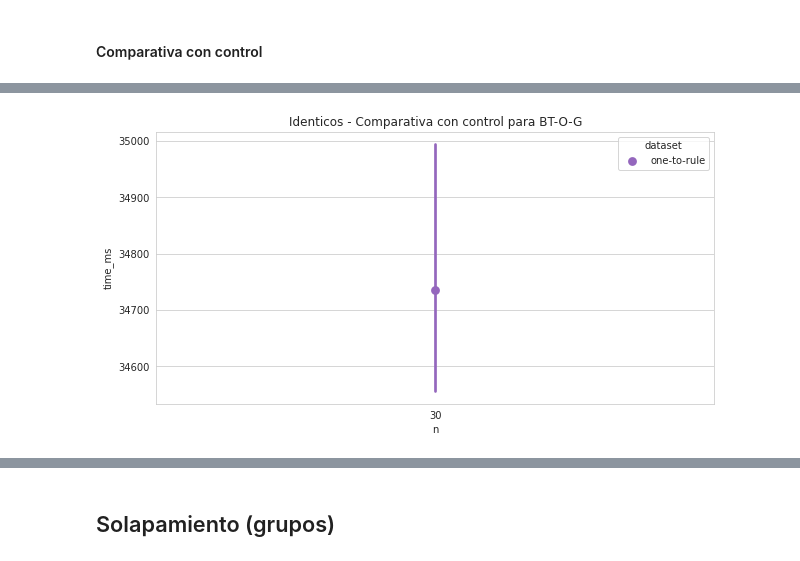
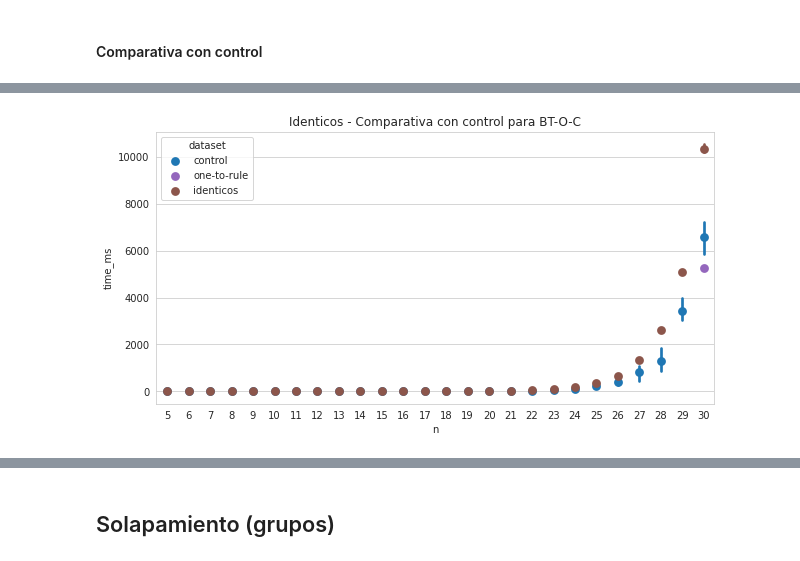
Before and after one commit to mnPanic/algo3-tp1, a Jupyter notebook: jupyter/analisis.ipynb, the cells around one changed output, grey strips where cells are left out. Saved outputs shown, nothing was run; the diff lists cells and outputs as text; code cells hidden in the pictures.

```diff
--- a/jupyter/analisis.ipynb
+++ b/jupyter/analisis.ipynb
@@ -275,9 +265,9 @@ plt.savefig("img/podas/optimalidad-identicos-comp.svg")
 # %%
-df_btog = df_podas[(df_podas["algorithm"] == "BT-O-G") & (df_podas["dataset"].isin(["control", "identicos", "one-to-rule"]))]
-df_btog = df_btog[df_btog["pos"].isin([12, np.nan])]
+df_btog = df_podas[(df_podas["algorithm"] == "BT-O-C") & (df_podas["dataset"].isin(["control", "identicos", "one-to-rule"]))]
+df_btog = df_btog[df_btog["pos"].isin([12, -1])]
 plt.subplots(figsize=FIGSIZE)
 fig = sns.pointplot(data=df_btog, x="n", y="time_ms", hue="dataset", join=False, palette=DATALETTE)
-fig.set_title("Identicos - Comparativa con control para BT-O-G")
-plt.savefig("img/podas/optimalidad-identicos-control_bt-o-g.svg");
+fig.set_title("Identicos - Comparativa con control para BT-O-C")
+plt.savefig("img/podas/optimalidad-identicos-control_bt-o-c.svg");
 # %% [output]
-[figure, old version]
+[figure, new version]
```
Also changed, not shown: parts of 26 cells of this notebook, 28 other files.
